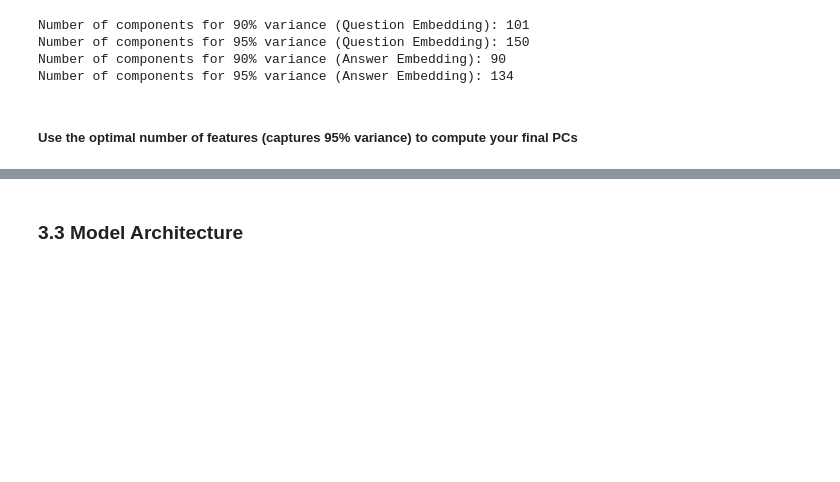
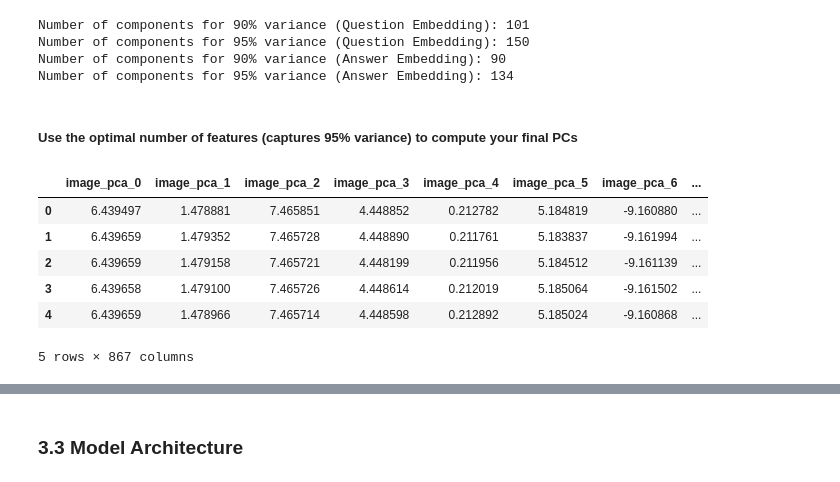
Before and after one commit to nilanahar/MMAI_894_DeepLearning_Project_TeamRosedale, a Jupyter notebook: MMAI_894_Team_Project.ipynb, the cells around one changed output, grey strips where cells are left out. Cells and saved outputs as stored; diff of their text form; code cells hidden in the pictures; blank space fills up the shorter version.

```diff
--- a/MMAI_894_Team_Project.ipynb
+++ b/MMAI_894_Team_Project.ipynb
@@ -246,7 +245,7 @@ def concatenate_list_to_sentence(row, list_column):
 
 # wxord2vec_model = api.load('word2vec-google-news-300')
 # joblib.dump(word2vec_model, "/content/drive/MyDrive/Colab Notebooks/894/Training/(2)_word2vec_model_for_2.2.joblib")
-model = joblib.load("/content/drive/MyDrive/Colab Notebooks/894/Training/(2)_word2vec_model_for_2.2.joblib")
+# model = joblib.load("/content/drive/MyDrive/Colab Notebooks/894/Training/(2)_word2vec_model_for_2.2.joblib")
 # %% [markdown]
 # Step 1: Data Collection & Feature Extraction
 # %% [markdown]
@@ -767,0 +673,18 @@ answer_input_pca = pca_answers.fit_transform(np.vstack(df_train['answer_embeddin
+# %%
+# Convert PCA-transformed results into DataFrames with proper column names
+df_train_image_pca = pd.DataFrame(image_input_pca, columns=[f'image_pca_{i}' for i in range(n_components_image)])
+df_train_questions_pca = pd.DataFrame(question_input_pca, columns=[f'questions_pca_{i}' for i in range(n_components_questions)])
+df_train_answers_pca = pd.DataFrame(answer_input_pca, columns=[f'answers_pca_{i}' for i in range(n_components_answers)])
+df_train_filtered_choices_pca = pd.DataFrame(filtered_choices_input_pca, columns=[f'filtered_choices_pca_{i}' for i in range(n_components_filtered_choices)])
+
+# Concatenate the PCA results back to df_train
+df_train_pca = pd.concat([df_train_image_pca, df_train_filtered_choices_pca, df_train_questions_pca, df_train_answers_pca], axis=1)
+df_train_pca.head()
+# %% [output]
+|  | image_pca_0 | image_pca_1 | image_pca_2 | image_pca_3 | image_pca_4 | image_pca_5 | image_pca_6 | ... |
+| 0 | 6.439497 | 1.478881 | 7.465851 | 4.448852 | 0.212782 | 5.184819 | -9.160880 | ... |
+| 1 | 6.439659 | 1.479352 | 7.465728 | 4.448890 | 0.211761 | 5.183837 | -9.161994 | ... |
+| 2 | 6.439659 | 1.479158 | 7.465721 | 4.448199 | 0.211956 | 5.184512 | -9.161139 | ... |
+| 3 | 6.439658 | 1.479100 | 7.465726 | 4.448614 | 0.212019 | 5.185064 | -9.161502 | ... |
+| 4 | 6.439659 | 1.478966 | 7.465714 | 4.448598 | 0.212892 | 5.185024 | -9.160868 | ... |
+5 rows × 867 columns
```
Also changed, not shown: parts of 24 cells of this notebook.
